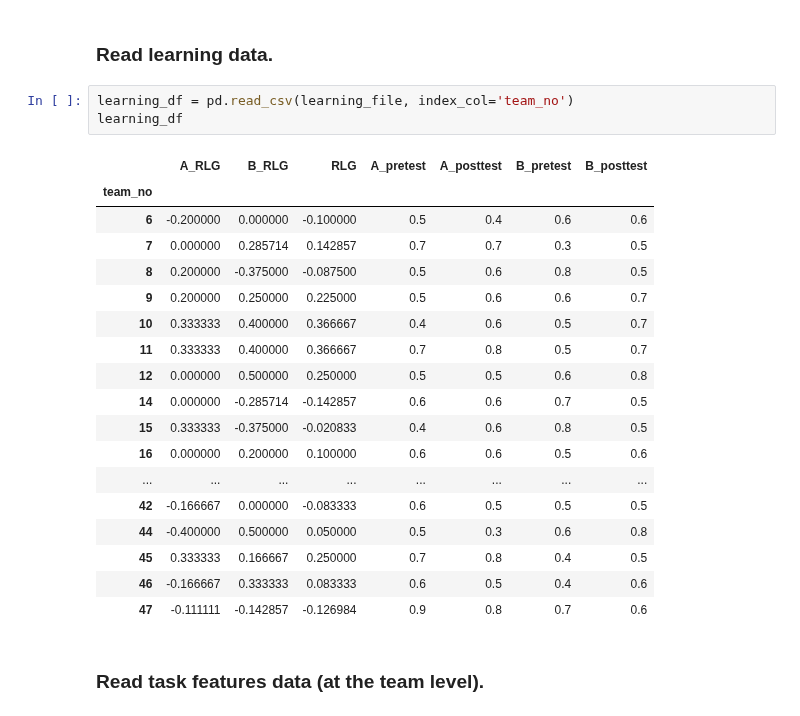
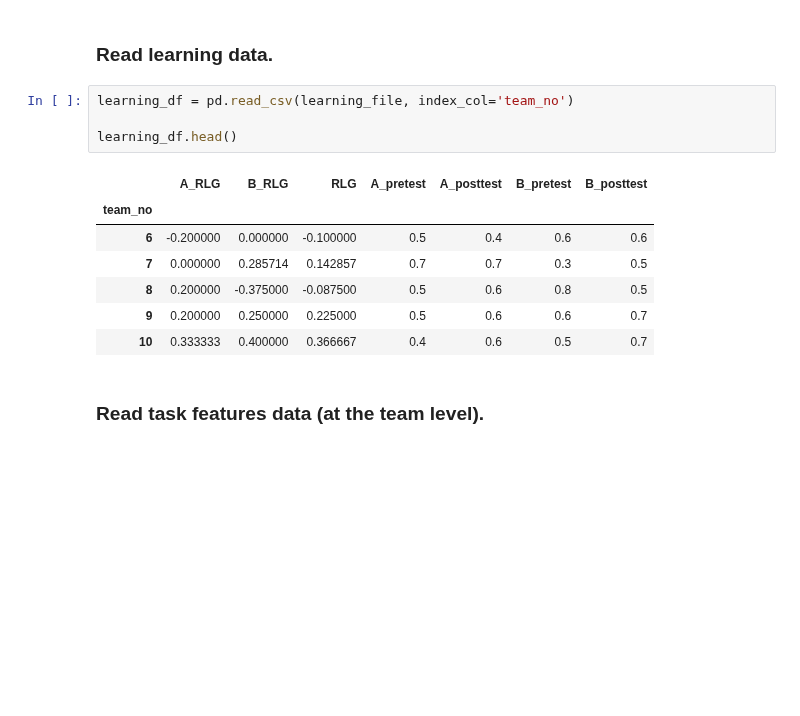
Before and after one commit to chili-epfl/justhink-alignment-analysis, a Jupyter notebook: tools/3_visualise_transcribed_teams.ipynb, the cells around one changed output. Cells and saved outputs as stored; diff of their text form; blank space fills up the shorter version.

```diff
--- a/tools/3_visualise_transcribed_teams.ipynb
+++ b/tools/3_visualise_transcribed_teams.ipynb
@@ -45,26 +49,16 @@ for folder in [plots_dir]:
 ### Read learning data.
 # %%
 learning_df = pd.read_csv(learning_file, index_col='team_no')
-learning_df
+
+learning_df.head()
 # %% [output]
 |  | A_RLG | B_RLG | RLG | A_pretest | A_posttest | B_pretest | B_posttest |
 | team_no |  |  |  |  |  |  |  |
 | 6 | -0.200000 | 0.000000 | -0.100000 | 0.5 | 0.4 | 0.6 | 0.6 |
 | 7 | 0.000000 | 0.285714 | 0.142857 | 0.7 | 0.7 | 0.3 | 0.5 |
 | 8 | 0.200000 | -0.375000 | -0.087500 | 0.5 | 0.6 | 0.8 | 0.5 |
 | 9 | 0.200000 | 0.250000 | 0.225000 | 0.5 | 0.6 | 0.6 | 0.7 |
 | 10 | 0.333333 | 0.400000 | 0.366667 | 0.4 | 0.6 | 0.5 | 0.7 |
-| 11 | 0.333333 | 0.400000 | 0.366667 | 0.7 | 0.8 | 0.5 | 0.7 |
-| 12 | 0.000000 | 0.500000 | 0.250000 | 0.5 | 0.5 | 0.6 | 0.8 |
-| 14 | 0.000000 | -0.285714 | -0.142857 | 0.6 | 0.6 | 0.7 | 0.5 |
-| 15 | 0.333333 | -0.375000 | -0.020833 | 0.4 | 0.6 | 0.8 | 0.5 |
-| 16 | 0.000000 | 0.200000 | 0.100000 | 0.6 | 0.6 | 0.5 | 0.6 |
-| ... | ... | ... | ... | ... | ... | ... | ... |
-| 42 | -0.166667 | 0.000000 | -0.083333 | 0.6 | 0.5 | 0.5 | 0.5 |
-| 44 | -0.400000 | 0.500000 | 0.050000 | 0.5 | 0.3 | 0.6 | 0.8 |
-| 45 | 0.333333 | 0.166667 | 0.250000 | 0.7 | 0.8 | 0.4 | 0.5 |
-| 46 | -0.166667 | 0.333333 | 0.083333 | 0.6 | 0.5 | 0.4 | 0.6 |
-| 47 | -0.111111 | -0.142857 | -0.126984 | 0.9 | 0.8 | 0.7 | 0.6 |
 # %% [markdown]
 ### Read task features data (at the team level).
 # %%
```
Also changed, not shown: parts of 7 cells of this notebook, 2 other files.
